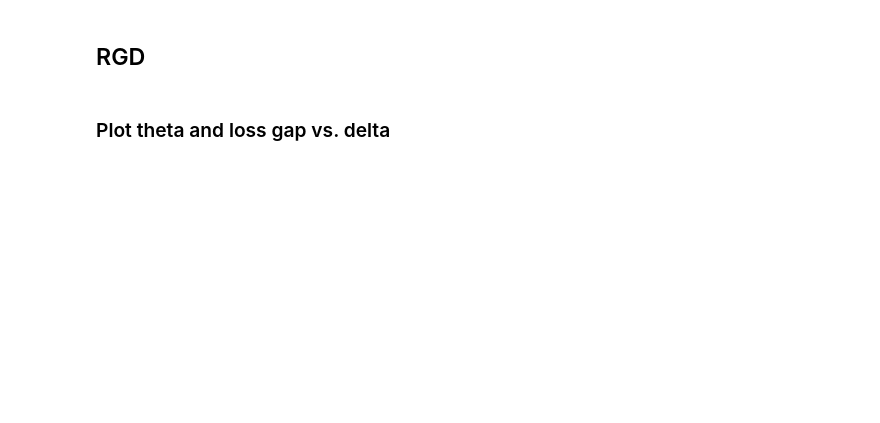
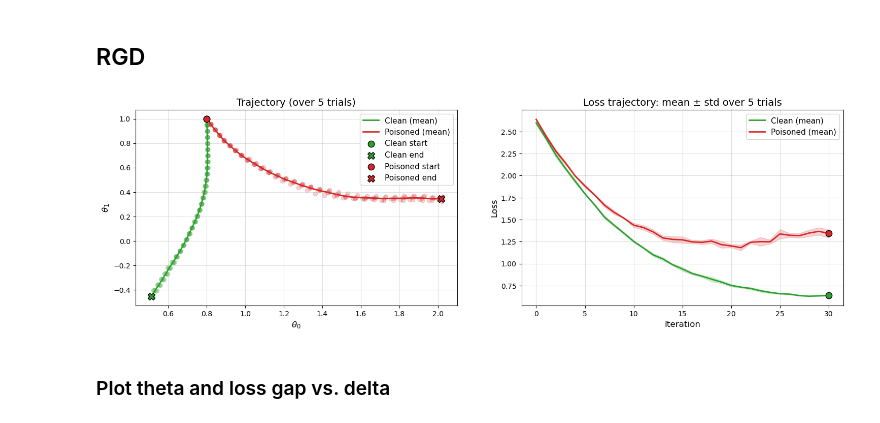
Before and after one commit to tetsnaga/poison-perf, a Jupyter notebook: poisoning/oracle_poison.ipynb, the cells around one changed output. Cells and saved outputs as stored; diff of their text form; code cells hidden in the pictures; blank space fills up the shorter version.

```diff
--- a/poisoning/oracle_poison.ipynb
+++ b/poisoning/oracle_poison.ipynb
@@ -429,8 +446,8 @@ max_iter = 30
 
 poison_steps = 40
 poison_step_size = 0.1
-epsilon = 0.01
-delta = 0.5
+epsilon = 0.5
+delta = 1
 
 theta_0 = torch.tensor([0.8,1.0])
 
@@ -457,33 +474,35 @@ def run_trial():
                 theta_update_estimator=RGD_update_estimator,
                 sampling_estimator=classification_sampling_estimator,
                 sampling_estimator_kwargs={'mu_0': mu_0, 'mu_f': mu_f, 'sigma_0': sigma_0, 'sigma_1': sigma_1},
                 poison_steps=poison_steps,
                 poison_step_size=poison_step_size,
                 epsilon=epsilon,
                 delta=delta,
     )
 
     return all_theta_clean, all_theta_poisoned, all_losses_clean, all_losses_poisoned
 
 all_theta_clean_list = []
 all_theta_poisoned_list = []
 all_loss_clean_list = []
 all_loss_poisoned_list = []
 
 for trial in range(n_trials):
     all_theta_clean, all_theta_poisoned, all_loss_clean, all_loss_poisoned = run_trial()
     all_theta_clean_list.append(all_theta_clean)
     all_theta_poisoned_list.append(all_theta_poisoned)
     all_loss_clean_list.append(all_loss_clean)
     all_loss_poisoned_list.append(all_loss_poisoned)
 
 fig, (ax1, ax2) = plot_results_2d(all_theta_clean_list,
                     all_theta_poisoned_list,
                     all_loss_clean_list,
                     all_loss_poisoned_list
                     )
 
 plt.show()
+# %% [output]
+[figure, added]
 # %% [markdown]
 ### Plot theta and loss gap vs. delta
 # %%
```
Also changed, not shown: parts of 15 cells of this notebook, 4 other files.
